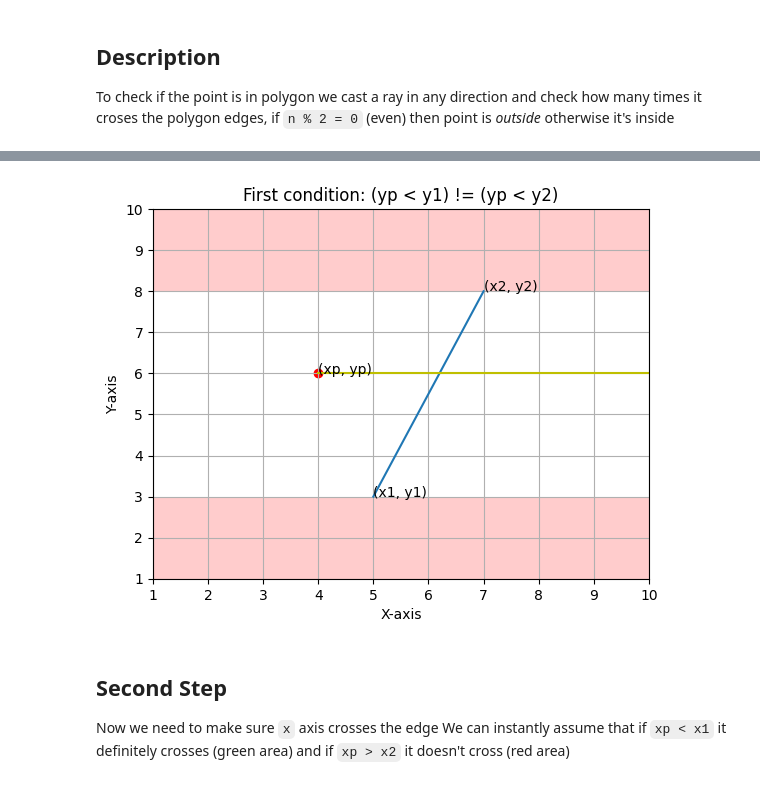
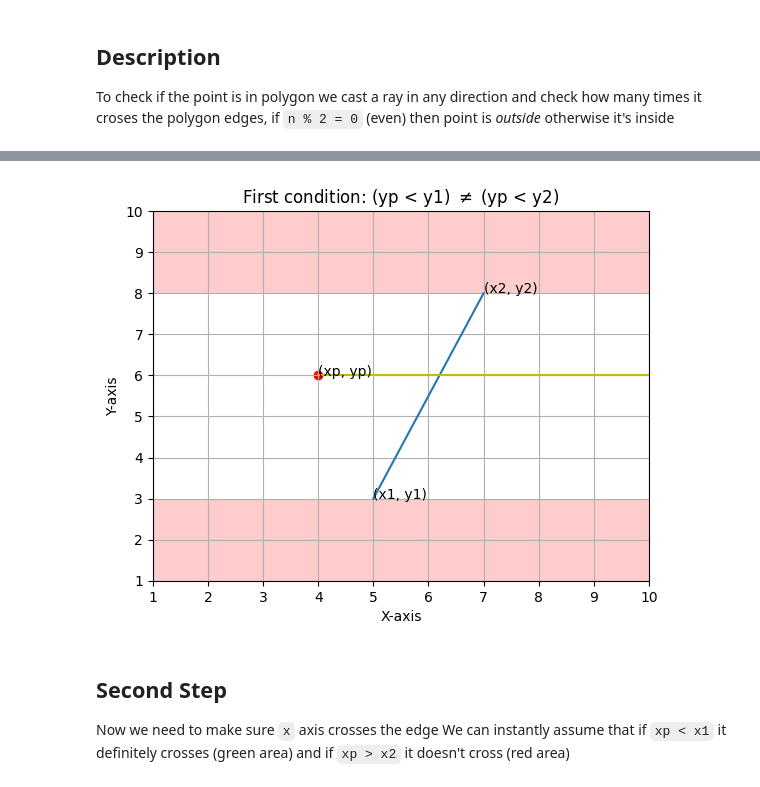
Before and after one commit to Slava-Ini/game-dev-math, a Jupyter notebook: Point-In-Polygon.ipynb, the cells around one changed output, grey strips where cells are left out. Saved outputs shown, nothing was run; the diff lists cells and outputs as text; code cells hidden in the pictures.

```diff
--- a/Point-In-Polygon.ipynb
+++ b/Point-In-Polygon.ipynb
@@ -13,32 +14,32 @@ First we need to check if the point `(xp, yp)` is within the y of the edge (edge
 # %%
 import matplotlib.pyplot as plt
 
 # Edge
 x = [5, 7]
 y = [3, 8]
 
 plt.annotate("(x1, y1)", (x[0], y[0]))
 plt.annotate("(x2, y2)", (x[1], y[1]))
 plt.plot(x, y)
 
 plt.annotate("(xp, yp)", (4, 6))
 plt.scatter(*(4, 6), c="r")
 
 plt.plot([4, 10], [6, 6], c="y")
 
 plt.axhspan(3, 0, facecolor="r", alpha=0.2)
 plt.axhspan(8, 10, facecolor="r", alpha=0.2)
 
 # Config
-plt.title("First condition: (yp < y1) != (yp < y2)")
+plt.title(r"First condition: (yp < y1) $\neq$ (yp < y2)")
 plt.grid()
 plt.xlim(1, 10)
 plt.ylim(1, 10)
 plt.xlabel("X-axis")
 plt.ylabel("Y-axis")
 plt.show()
 # %% [output]
-[figure, old version]
+[figure, new version]
 # %% [markdown]
 ## Second Step
 Now we need to make sure `x` axis crosses the edge
```
Also changed, not shown: parts of 2 cells of this notebook, 2 other files.
